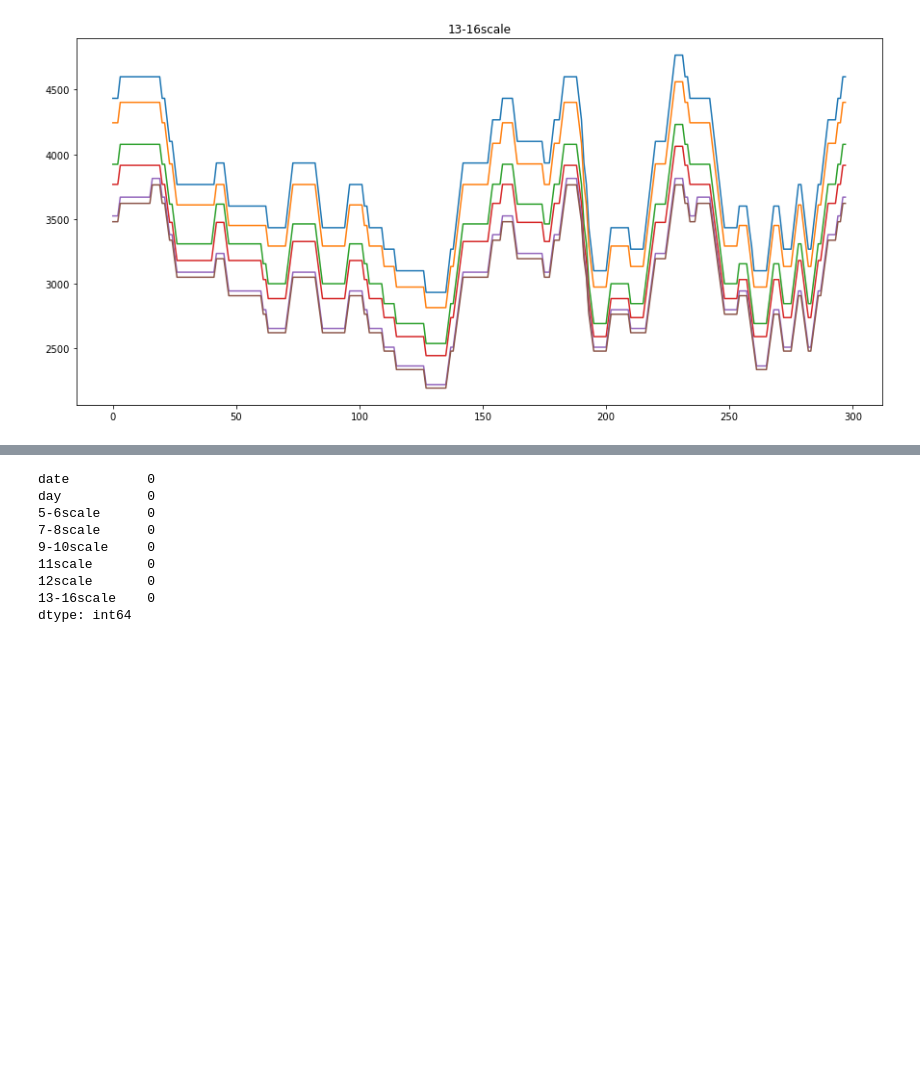
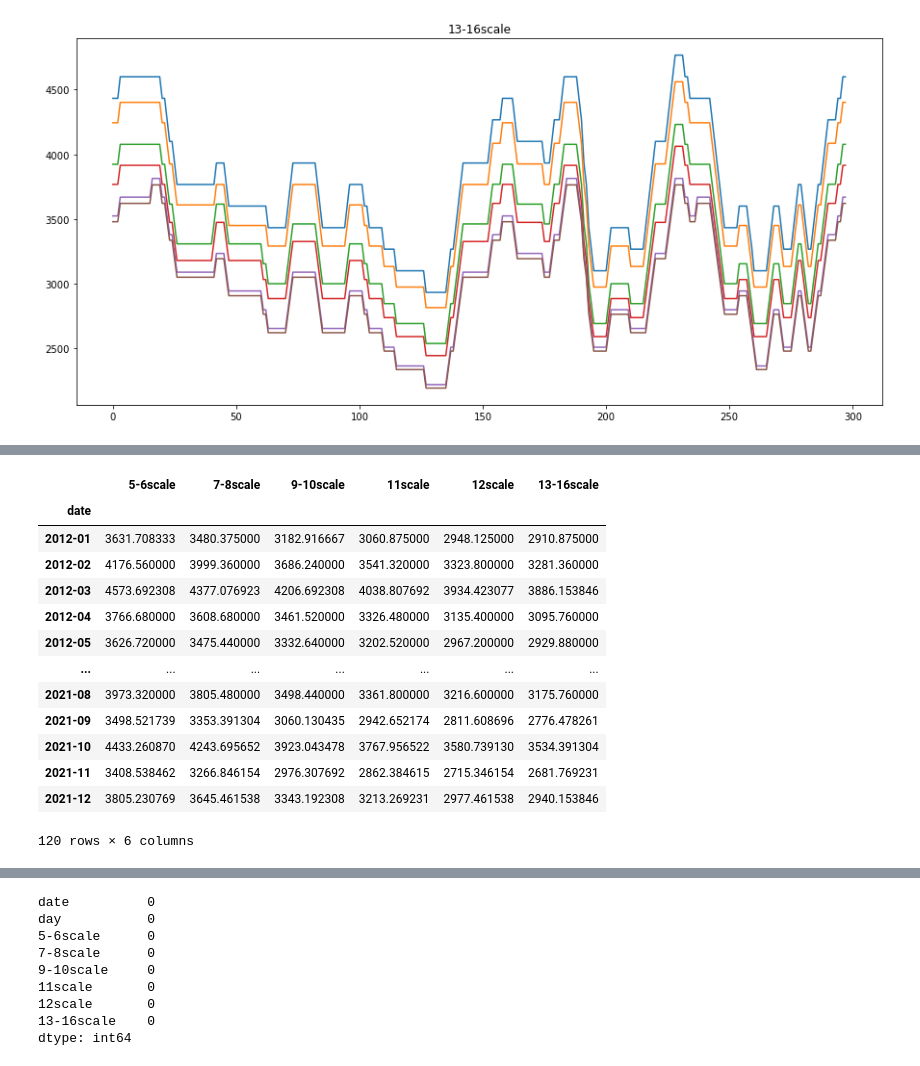
Before and after one commit to fin-special/chicken_price_prediction, a Jupyter notebook: 데이터처리/데이터보기.ipynb, the cells around one changed output, grey strips where cells are left out. Cells and saved outputs as stored; diff of their text form; code cells hidden in the pictures; blank space fills up the shorter version.

```diff
--- a/데이터처리/데이터보기.ipynb
+++ b/데이터처리/데이터보기.ipynb
@@ -35,0 +42,21 @@ price_df.head()
+# %%
+price_df['date'] = pd.to_datetime(price_df['date'],format='%Y-%m-%d')
+
+price_monthly = price_df.groupby(price_df['date'].dt.strftime("%Y-%m")).mean()
+# price_df['year'] = price_df['date'].dt.year
+price_monthly
+# %% [output]
+|  | 5-6scale | 7-8scale | 9-10scale | 11scale | 12scale | 13-16scale |
+| date |  |  |  |  |  |  |
+| 2012-01 | 3631.708333 | 3480.375000 | 3182.916667 | 3060.875000 | 2948.125000 | 2910.875000 |
+| 2012-02 | 4176.560000 | 3999.360000 | 3686.240000 | 3541.320000 | 3323.800000 | 3281.360000 |
+| 2012-03 | 4573.692308 | 4377.076923 | 4206.692308 | 4038.807692 | 3934.423077 | 3886.153846 |
+| 2012-04 | 3766.680000 | 3608.680000 | 3461.520000 | 3326.480000 | 3135.400000 | 3095.760000 |
+| 2012-05 | 3626.720000 | 3475.440000 | 3332.640000 | 3202.520000 | 2967.200000 | 2929.880000 |
+| ... | ... | ... | ... | ... | ... | ... |
+| 2021-08 | 3973.320000 | 3805.480000 | 3498.440000 | 3361.800000 | 3216.600000 | 3175.760000 |
+| 2021-09 | 3498.521739 | 3353.391304 | 3060.130435 | 2942.652174 | 2811.608696 | 2776.478261 |
+| 2021-10 | 4433.260870 | 4243.695652 | 3923.043478 | 3767.956522 | 3580.739130 | 3534.391304 |
+| 2021-11 | 3408.538462 | 3266.846154 | 2976.307692 | 2862.384615 | 2715.346154 | 2681.769231 |
+| 2021-12 | 3805.230769 | 3645.461538 | 3343.192308 | 3213.269231 | 2977.461538 | 2940.153846 |
+120 rows × 6 columns
```
Also changed, not shown: parts of 5 cells of this notebook, 3 other files.
